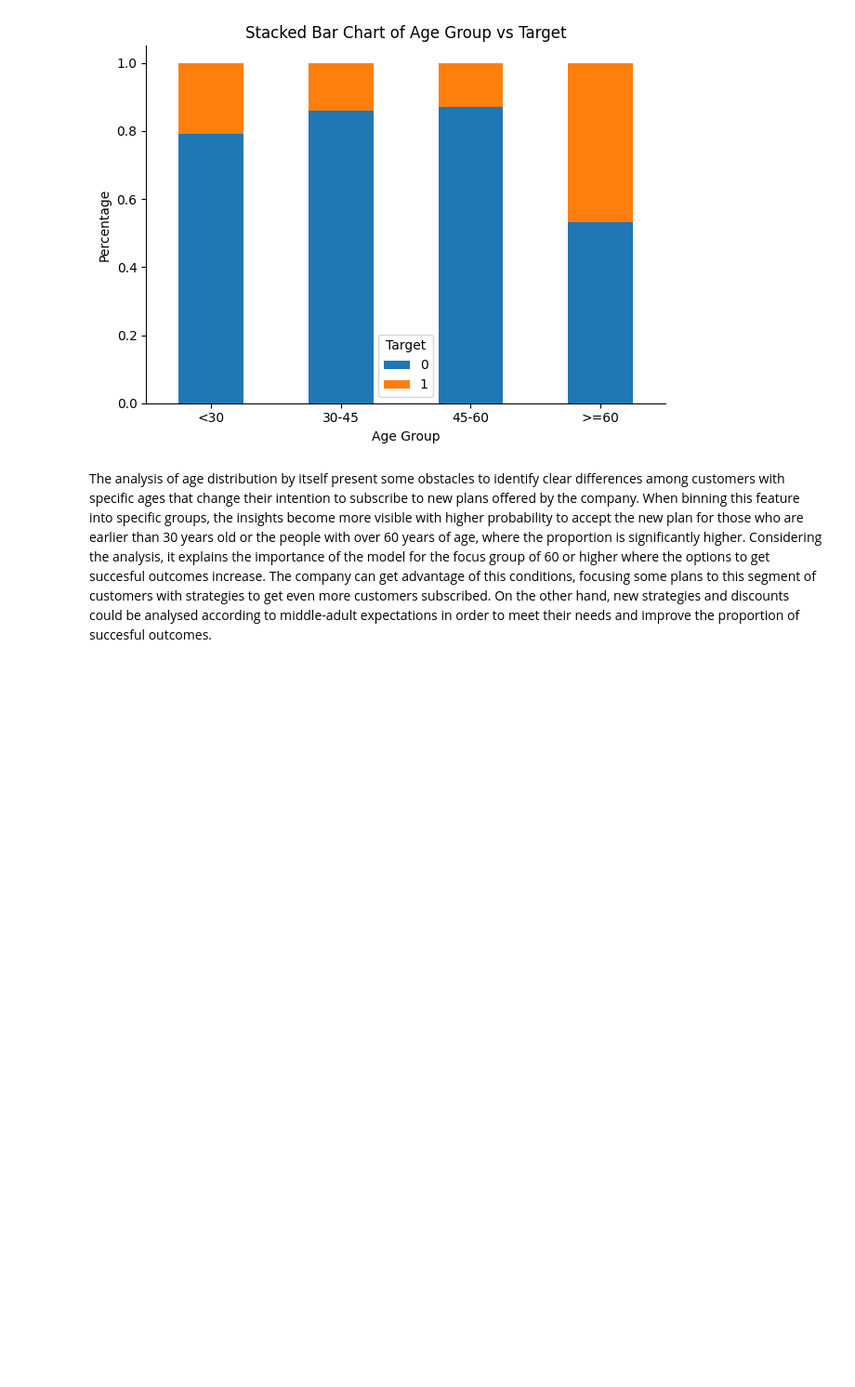
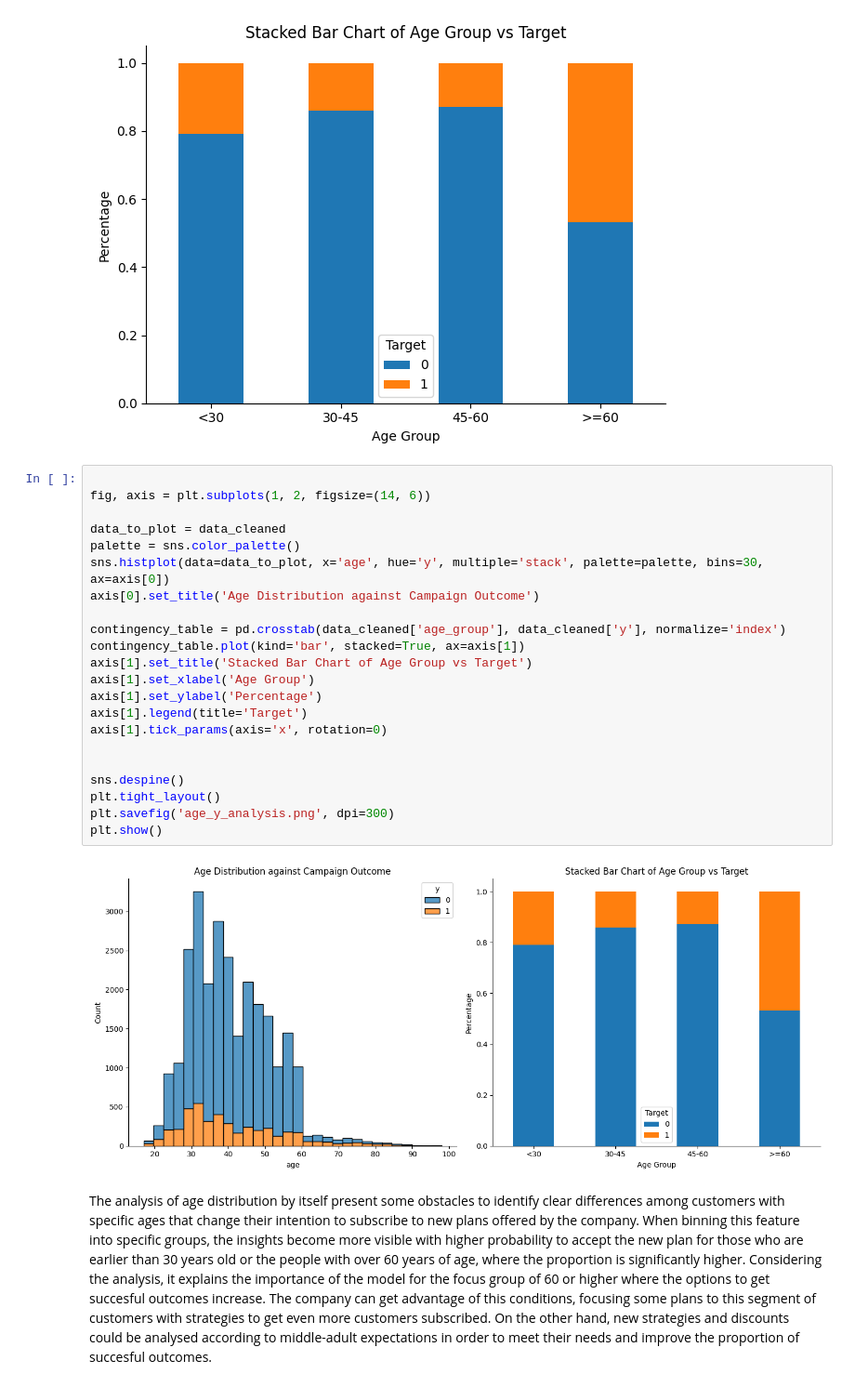
Before and after one commit to jdbalsero/STDS_at3, a Jupyter notebook: Assignment3Modeling.ipynb, the cells around one changed output. Shown at 93% size. Saved outputs shown, nothing was run; the diff lists cells and outputs as text; blank space fills up the shorter version.

```diff
--- a/Assignment3Modeling.ipynb
+++ b/Assignment3Modeling.ipynb
@@ -759,6 +760,30 @@ plt.tight_layout()
 plt.savefig('agegroup_y_barchart.png', dpi=300)
 # %% [output]
 [figure]
+# %%
+
+fig, axis = plt.subplots(1, 2, figsize=(14, 6))
+
+data_to_plot = data_cleaned
+palette = sns.color_palette()
+sns.histplot(data=data_to_plot, x='age', hue='y', multiple='stack', palette=palette, bins=30, ax=axis[0])
+axis[0].set_title('Age Distribution against Campaign Outcome')
+
+contingency_table = pd.crosstab(data_cleaned['age_group'], data_cleaned['y'], normalize='index')
+contingency_table.plot(kind='bar', stacked=True, ax=axis[1])
+axis[1].set_title('Stacked Bar Chart of Age Group vs Target')
+axis[1].set_xlabel('Age Group')
+axis[1].set_ylabel('Percentage')
+axis[1].legend(title='Target')
+axis[1].tick_params(axis='x', rotation=0)
+
+
+sns.despine()
+plt.tight_layout()
+plt.savefig('age_y_analysis.png', dpi=300)
+plt.show()
+# %% [output]
+[figure, added]
 # %% [markdown]
 The analysis of age distribution by itself present some obstacles to identify clear differences among customers with specific ages that change their intention to subscribe to new plans offered by the company. When binning this feature into specific groups, the insights become more visible with higher probability to accept the new plan for those who are earlier than 30 years old or the people with over 60 years of age, where the proportion is significantly higher. Considering the analysis, it explains the importance of the model for the focus group of 60 or higher where the options to get succesful outcomes increase. The company can get advantage of this conditions, focusing some plans to this segment of customers with strategies to get even more customers subscribed. On the other hand, new strategies and discounts could be analysed according to middle-adult expectations in order to meet their needs and improve the proportion of succesful outcomes.
 # %% [markdown]
```
Also changed, not shown: parts of 3 cells of this notebook, 4 other files.
